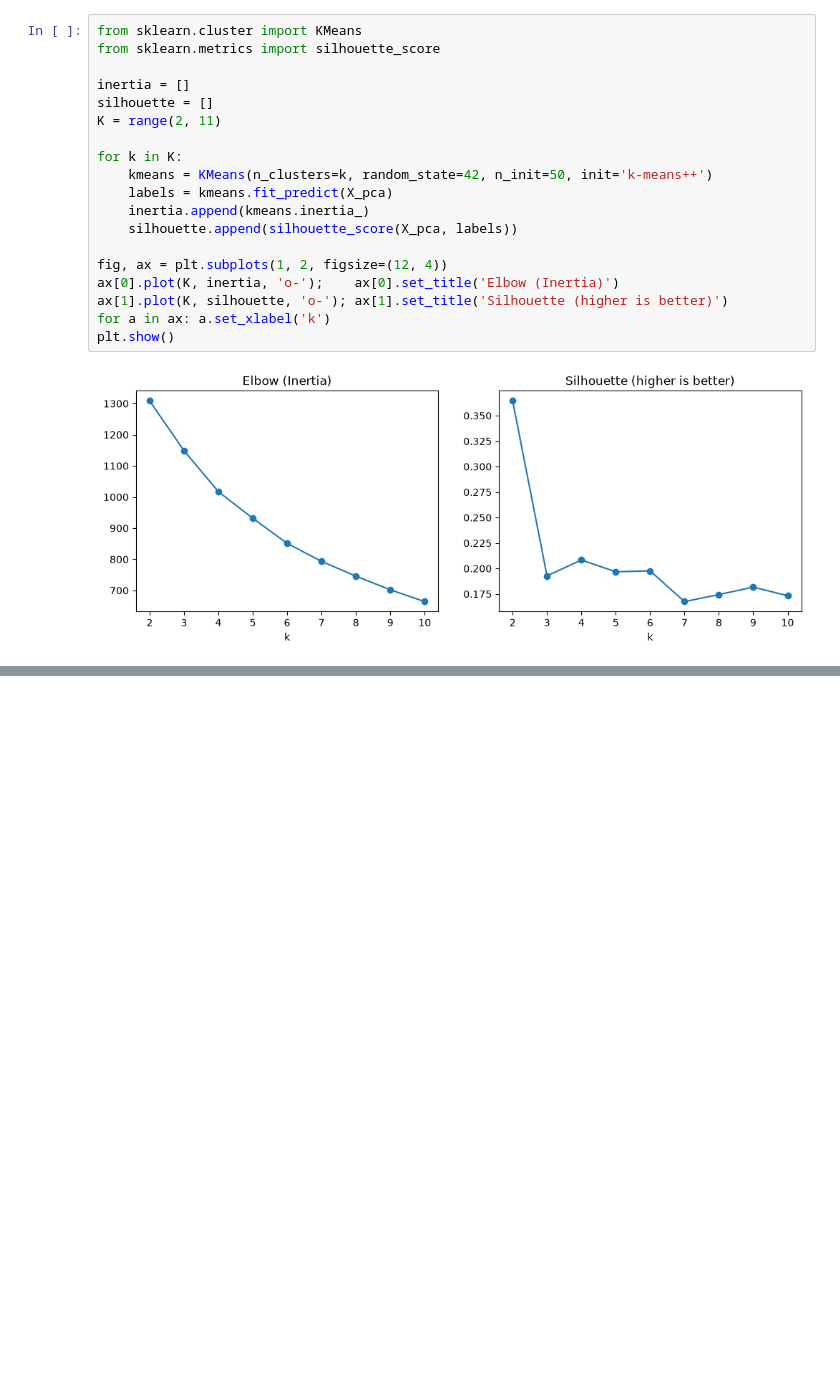
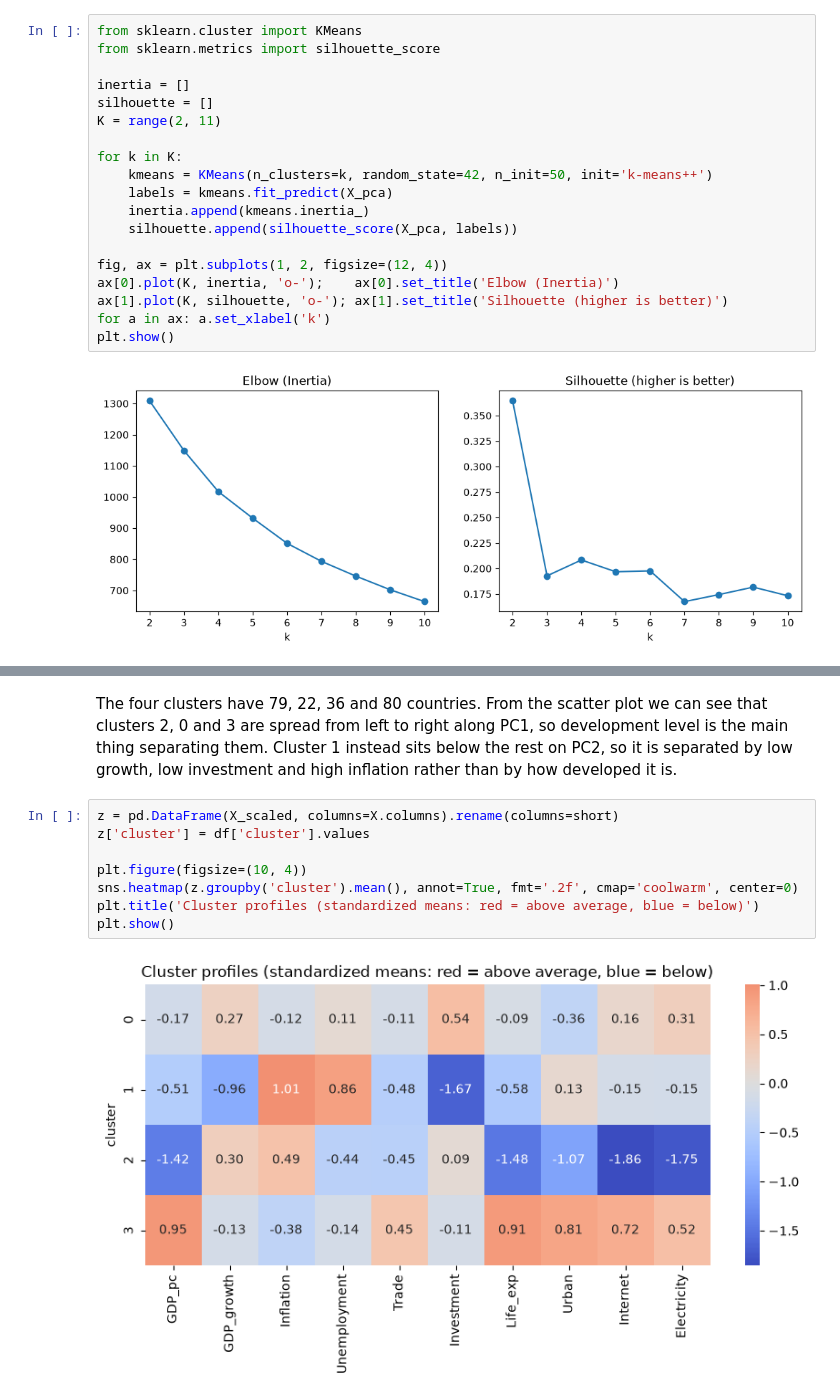
Before and after one commit to sahanakamdar/DS203_clustering, a Jupyter notebook: WDI_clustering.ipynb, the cells around one changed output, grey strips where cells are left out. Saved outputs shown, nothing was run; the diff lists cells and outputs as text; blank space fills up the shorter version.

Commit message:
clustering part 2

```diff
--- a/WDI_clustering.ipynb
+++ b/WDI_clustering.ipynb
@@ -452,3 +455,15 @@ cluster
 2            63.8   36.3      29.8         53.7
 3            81.6   83.6      94.1        100.0
 [figure]
+# %% [markdown]
+The four clusters have 79, 22, 36 and 80 countries. From the scatter plot we can see that clusters 2, 0 and 3 are spread from left to right along PC1, so development level is the main thing separating them. Cluster 1 instead sits below the rest on PC2, so it is separated by low growth, low investment and high inflation rather than by how developed it is.
+# %%
+z = pd.DataFrame(X_scaled, columns=X.columns).rename(columns=short)
+z['cluster'] = df['cluster'].values
+
+plt.figure(figsize=(10, 4))
+sns.heatmap(z.groupby('cluster').mean(), annot=True, fmt='.2f', cmap='coolwarm', center=0)
+plt.title('Cluster profiles (standardized means: red = above average, blue = below)')
+plt.show()
+# %% [output]
+[figure, added]
```
Also changed, not shown: parts of 10 cells of this notebook.
